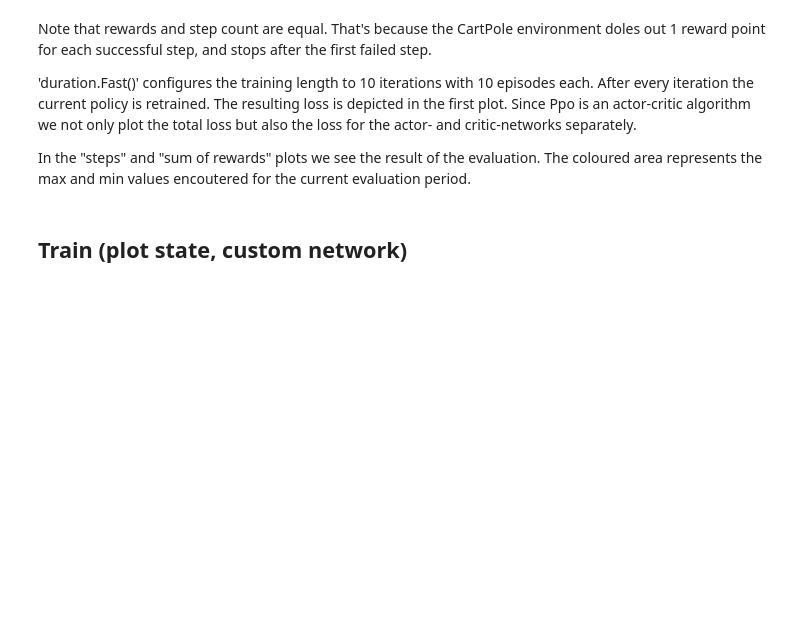
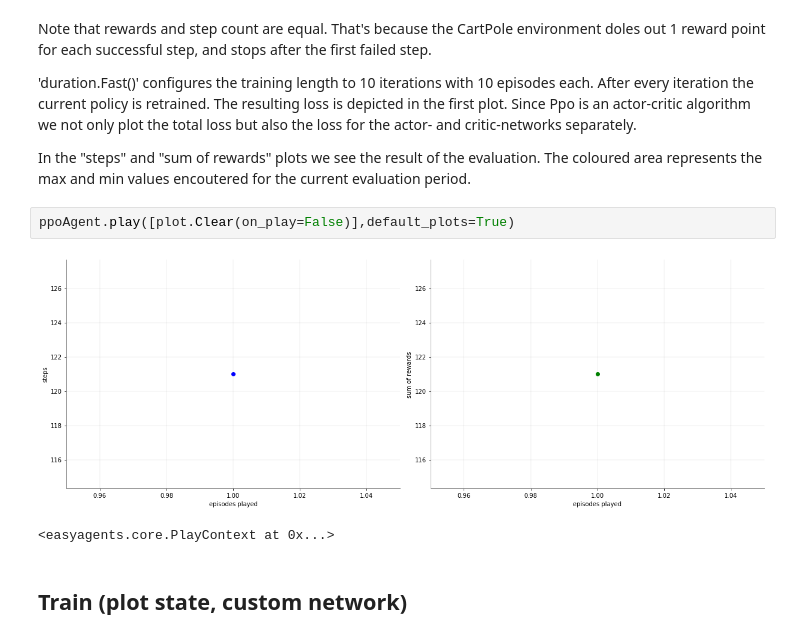
Before and after one commit to christianhidber/easyagents, a Jupyter notebook: jupyter_notebooks/easyagents_cartpole.ipynb, the cells around one changed output. Saved outputs shown, nothing was run; the diff lists cells and outputs as text; blank space fills up the shorter version.

```diff
--- a/jupyter_notebooks/easyagents_cartpole.ipynb
+++ b/jupyter_notebooks/easyagents_cartpole.ipynb
@@ -46,6 +49,11 @@ critic-networks separately.
 
 In the "steps" and "sum of rewards" plots we see the result of the evaluation.
 The coloured area represents the max and min values encoutered for the current evaluation period.
+# %%
+ppoAgent.play([plot.Clear(on_play=False)],default_plots=True)
+# %% [output]
+[figure, added]
+<easyagents.core.PlayContext at 0x...>
 # %% [markdown]
 ## Train (plot state, custom network)
 # %%
```
Also changed, not shown: parts of 1 cell of this notebook, 14 other files.
